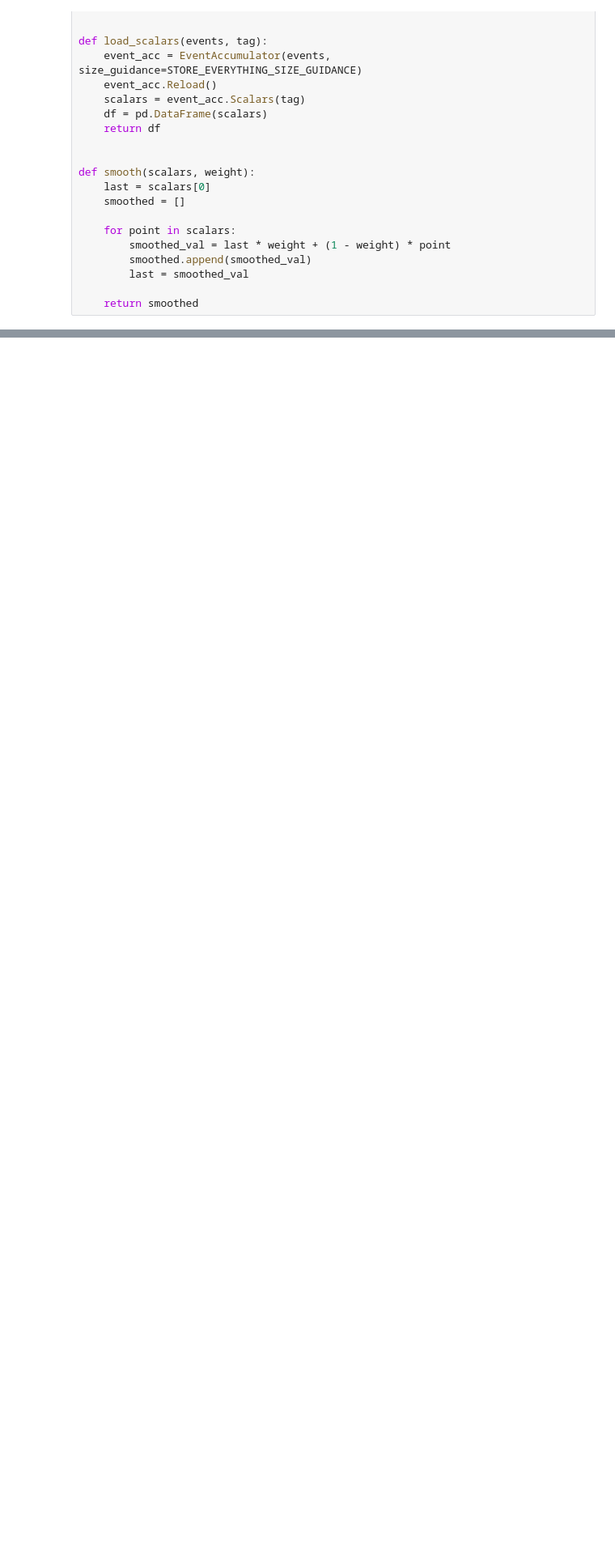
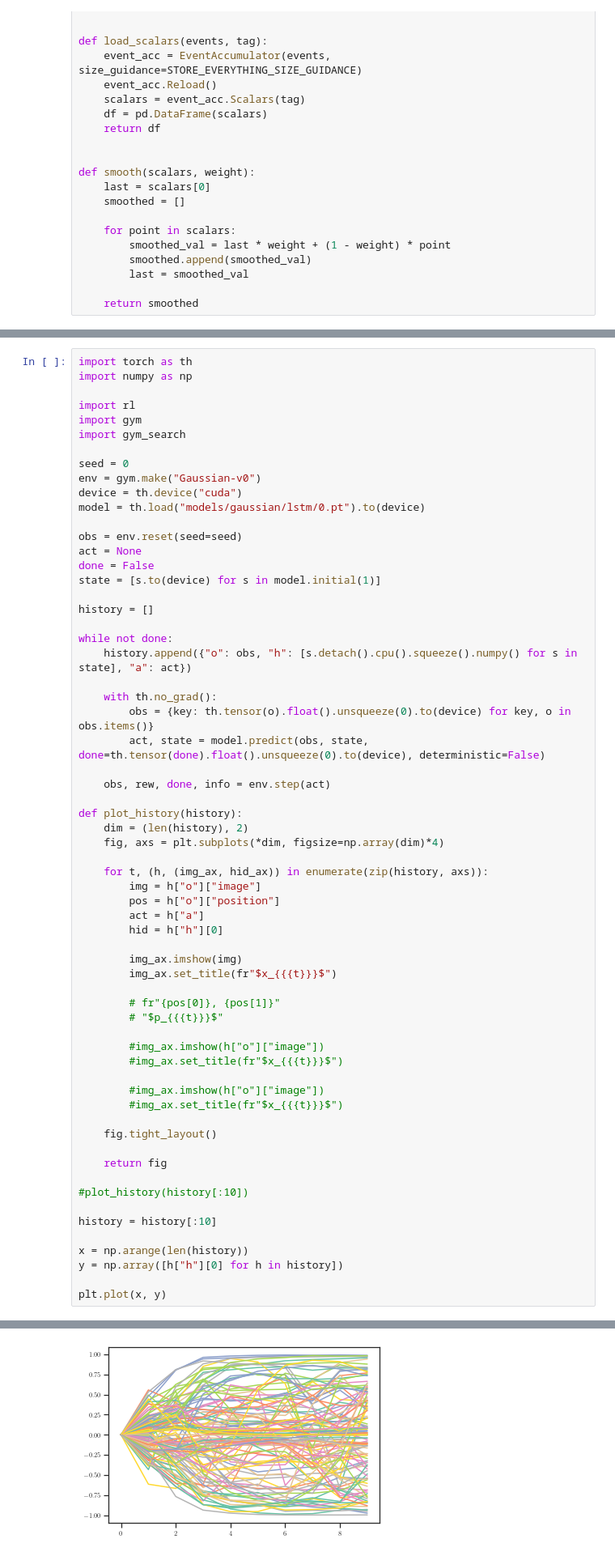
Before and after one commit to fumlig/visualsearch, a Jupyter notebook: plot.ipynb, the cells around one changed output, grey strips where cells are left out. Shown at 81% size. Saved outputs shown, nothing was run; the diff lists cells and outputs as text; blank space fills up the shorter version.

```diff
--- a/plot.ipynb
+++ b/plot.ipynb
@@ -547,0 +552,64 @@ fig.savefig(figpath("memory", format="pgf"), dpi=300, bbox_inches='tight')
+# %%
+import torch as th
+import numpy as np
+
+import rl
+import gym
+import gym_search
+
+seed = 0
+env = gym.make("Gaussian-v0")
+device = th.device("cuda")
+model = th.load("models/gaussian/lstm/0.pt").to(device)
+
+obs = env.reset(seed=seed)
+act = None
+done = False
+state = [s.to(device) for s in model.initial(1)]
+
+history = []
+
+while not done:
+    history.append({"o": obs, "h": [s.detach().cpu().squeeze().numpy() for s in state], "a": act})
+
+    with th.no_grad():
+        obs = {key: th.tensor(o).float().unsqueeze(0).to(device) for key, o in obs.items()}
+        act, state = model.predict(obs, state, done=th.tensor(done).float().unsqueeze(0).to(device), deterministic=False)
+
+    obs, rew, done, info = env.step(act)
+
+def plot_history(history):
+    dim = (len(history), 2)
+    fig, axs = plt.subplots(*dim, figsize=np.array(dim)*4)
+
+    for t, (h, (img_ax, hid_ax)) in enumerate(zip(history, axs)):
+        img = h["o"]["image"]
+        pos = h["o"]["position"]
+        act = h["a"]
+        hid = h["h"][0]
+
+        img_ax.imshow(img)
+        img_ax.set_title(fr"$x_{{{t}}}$")
+
+        # fr"{pos[0]}, {pos[1]}"
+        # "$p_{{{t}}}$"
+
+        #img_ax.imshow(h["o"]["image"])
+        #img_ax.set_title(fr"$x_{{{t}}}$")
+
+        #img_ax.imshow(h["o"]["image"])
+        #img_ax.set_title(fr"$x_{{{t}}}$")
+
+    fig.tight_layout()
+
+    return fig
+
+#plot_history(history[:10])
+
+history = history[:10]
+
+x = np.arange(len(history))
+y = np.array([h["h"][0] for h in history])
+
+plt.plot(x, y)
+# %% [output]
@@ -547,0 +633 @@ fig.savefig(figpath("memory", format="pgf"), dpi=300, bbox_inches='tight')
+[figure, added]
```
Also changed, not shown: parts of 6 cells of this notebook, 33 other files.
